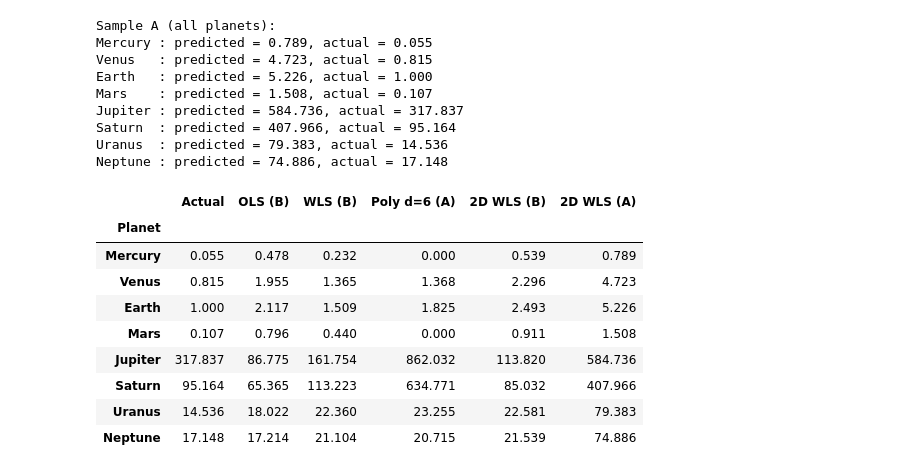
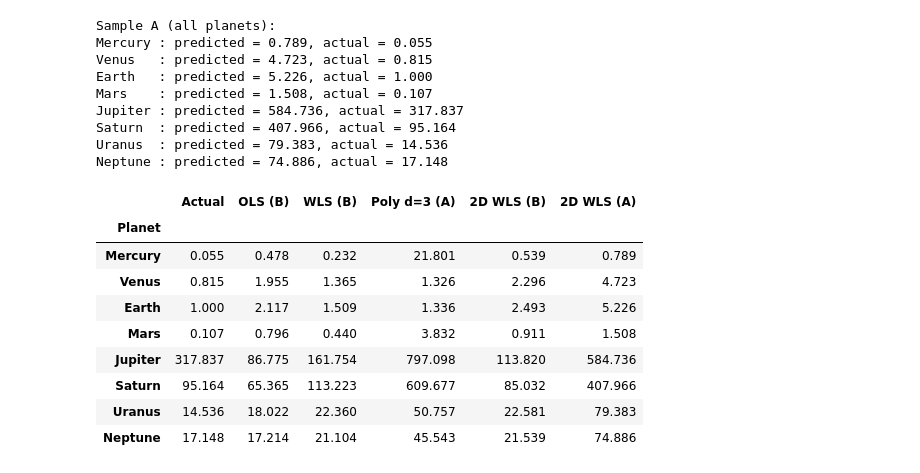
Before and after one commit to eiseleb47/DataScience, a Jupyter notebook: Worksheet_4/worksheet_Benjamin.ipynb, the cells around one changed output. Saved outputs shown, nothing was run; the diff lists cells and outputs as text; code cells hidden in the pictures.

```diff
--- a/Worksheet_4/worksheet_Benjamin.ipynb
+++ b/Worksheet_4/worksheet_Benjamin.ipynb
@@ -170,7 +170,7 @@ weights_A = 1.0 / sigma_logM_A
 def make_poly_design_matrix(log_R, degree):
     return np.column_stack([log_R**k for k in range(degree + 1)])
 
-d = 6
+d = 3
 X_poly = make_poly_design_matrix(log_R_A, d)
 X_poly_w = X_poly * weights_A[:, np.newaxis]
 y_w_A = log_M_A * weights_A
@@ -262,32 +299,32 @@ Neptune : predicted = 74.886, actual = 17.148
 # %%
 models = {
     'OLS (B)':      lambda log_R: coeffs_ols[0] * log_R + coeffs_ols[1],
     'WLS (B)':      lambda log_R: coeffs_wls[0] * log_R + coeffs_wls[1],
-    'Poly d=6 (A)': lambda log_R: np.polyval(coeffs_poly[::-1], log_R),
+    'Poly d=3 (A)': lambda log_R: np.polyval(coeffs_poly[::-1], log_R),
     '2D WLS (B)':   lambda log_R: a * log_R + b * log_Mstar_sun + c,
     '2D WLS (A)':   lambda log_R: a_A * log_R + b_A * log_Mstar_sun + c_A,
 }
 
 rows = []
 for name, data in solar_system.items():
     R_earth = data['R_km'] / EARTH_RADIUS_KM
     log_R = np.log10(R_earth)
     M_actual = data['M_true'] / EARTH_MASS
     row = {'Planet': name, 'Actual': round(M_actual, 3)}
     for model_name, predict_fn in models.items():
         row[model_name] = round(10**predict_fn(log_R), 3)
     rows.append(row)
 
 summary = pd.DataFrame(rows).set_index('Planet')
 summary
 # %% [output]
-|  | Actual | OLS (B) | WLS (B) | Poly d=6 (A) | 2D WLS (B) | 2D WLS (A) |
+|  | Actual | OLS (B) | WLS (B) | Poly d=3 (A) | 2D WLS (B) | 2D WLS (A) |
 | Planet |  |  |  |  |  |  |
-| Mercury | 0.055 | 0.478 | 0.232 | 0.000 | 0.539 | 0.789 |
-| Venus | 0.815 | 1.955 | 1.365 | 1.368 | 2.296 | 4.723 |
-| Earth | 1.000 | 2.117 | 1.509 | 1.825 | 2.493 | 5.226 |
-| Mars | 0.107 | 0.796 | 0.440 | 0.000 | 0.911 | 1.508 |
-| Jupiter | 317.837 | 86.775 | 161.754 | 862.032 | 113.820 | 584.736 |
-| Saturn | 95.164 | 65.365 | 113.223 | 634.771 | 85.032 | 407.966 |
-| Uranus | 14.536 | 18.022 | 22.360 | 23.255 | 22.581 | 79.383 |
-| Neptune | 17.148 | 17.214 | 21.104 | 20.715 | 21.539 | 74.886 |
+| Mercury | 0.055 | 0.478 | 0.232 | 21.801 | 0.539 | 0.789 |
+| Venus | 0.815 | 1.955 | 1.365 | 1.326 | 2.296 | 4.723 |
+| Earth | 1.000 | 2.117 | 1.509 | 1.336 | 2.493 | 5.226 |
+| Mars | 0.107 | 0.796 | 0.440 | 3.832 | 0.911 | 1.508 |
+| Jupiter | 317.837 | 86.775 | 161.754 | 797.098 | 113.820 | 584.736 |
+| Saturn | 95.164 | 65.365 | 113.223 | 609.677 | 85.032 | 407.966 |
+| Uranus | 14.536 | 18.022 | 22.360 | 50.757 | 22.581 | 79.383 |
+| Neptune | 17.148 | 17.214 | 21.104 | 45.543 | 21.539 | 74.886 |
```
Also changed, not shown: parts of 5 cells of this notebook.
